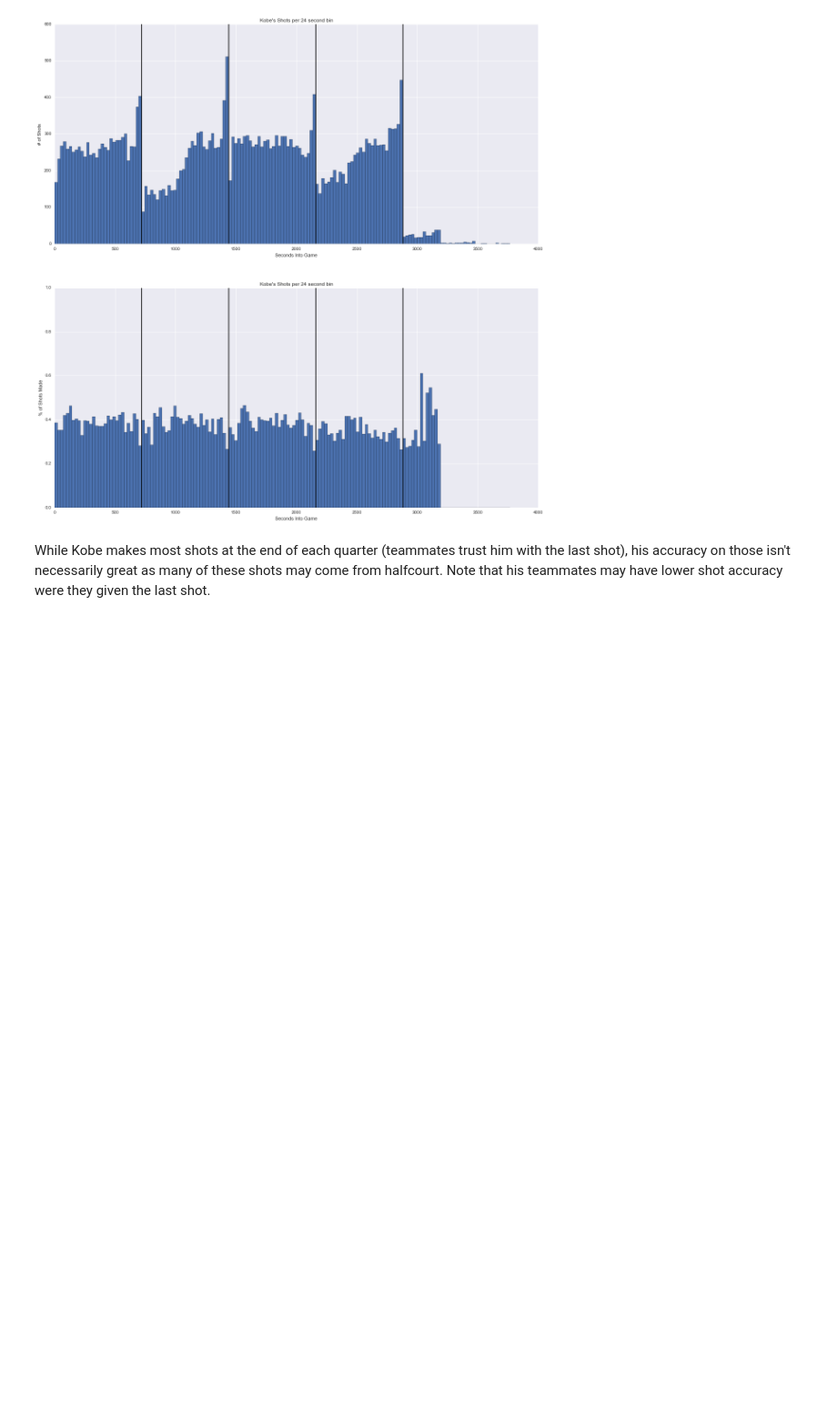
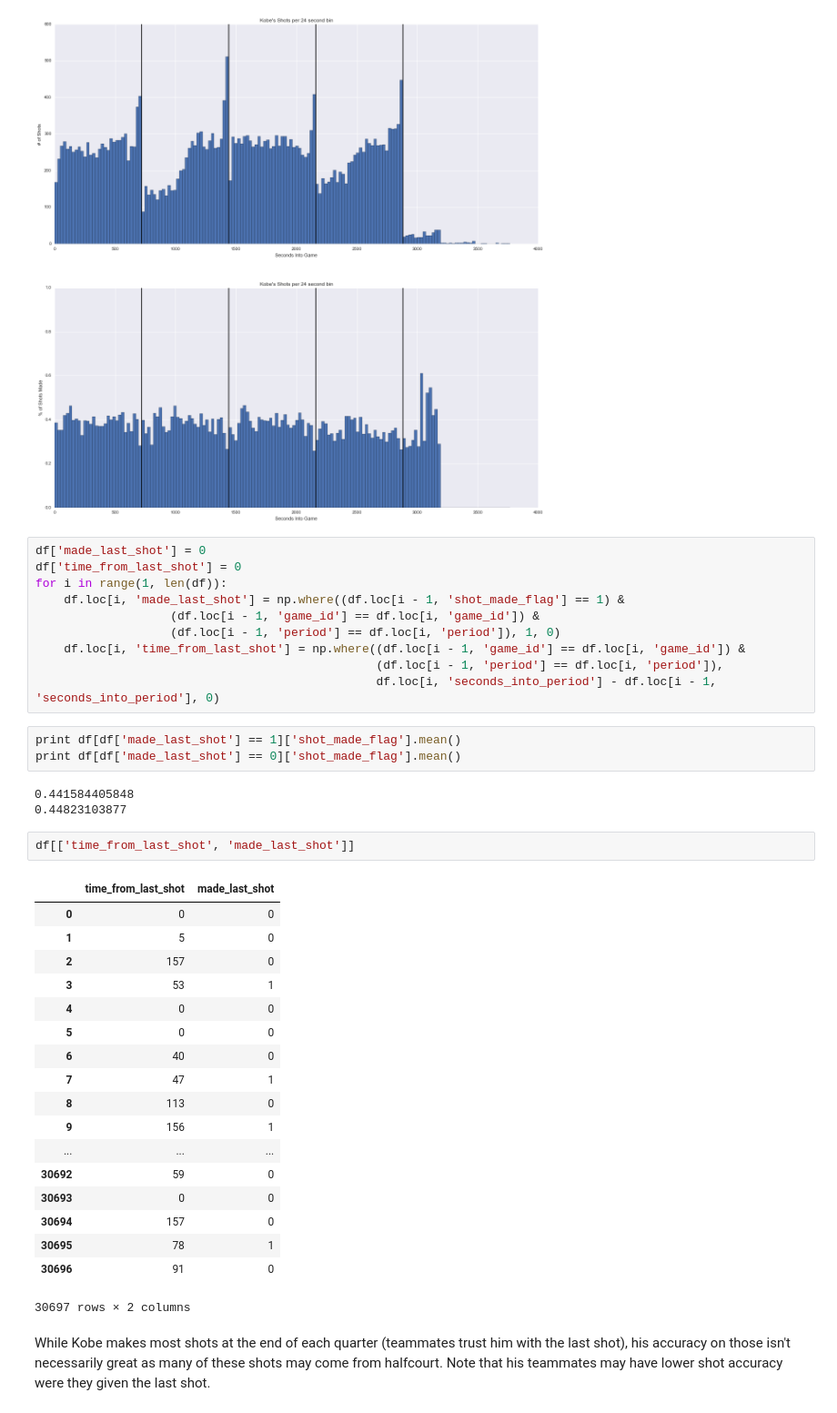
Before and after one commit to michaelwang1994/Main, a Jupyter notebook: Kaggle/Kobe/Kobe20160720.ipynb, the cells around one changed output. Shown at 91% size. Drawn from its saved outputs; the diff is of its cells as text; blank space fills up the shorter version.

```diff
--- a/Kaggle/Kobe/Kobe20160720.ipynb
+++ b/Kaggle/Kobe/Kobe20160720.ipynb
@@ -300,6 +339,43 @@ plt.ylabel('% of Shots Made')
 plt.title("Kobe's Shots per 24 second bin");
 # %% [output]
 [figure]
+# %%
+df['made_last_shot'] = 0
+df['time_from_last_shot'] = 0
+for i in range(1, len(df)):
+    df.loc[i, 'made_last_shot'] = np.where((df.loc[i - 1, 'shot_made_flag'] == 1) &
+                   (df.loc[i - 1, 'game_id'] == df.loc[i, 'game_id']) &
+                   (df.loc[i - 1, 'period'] == df.loc[i, 'period']), 1, 0)
+    df.loc[i, 'time_from_last_shot'] = np.where((df.loc[i - 1, 'game_id'] == df.loc[i, 'game_id']) &
+                                                (df.loc[i - 1, 'period'] == df.loc[i, 'period']),
+                                                df.loc[i, 'seconds_into_period'] - df.loc[i - 1, 'seconds_into_period'], 0)
+# %%
+print df[df['made_last_shot'] == 1]['shot_made_flag'].mean()
+print df[df['made_last_shot'] == 0]['shot_made_flag'].mean()
+# %% [output]
+0.441584405848
+0.44823103877
+# %%
+df[['time_from_last_shot', 'made_last_shot']]
+# %% [output]
+|  | time_from_last_shot | made_last_shot |
+| 0 | 0 | 0 |
+| 1 | 5 | 0 |
+| 2 | 157 | 0 |
+| 3 | 53 | 1 |
+| 4 | 0 | 0 |
+| 5 | 0 | 0 |
+| 6 | 40 | 0 |
+| 7 | 47 | 1 |
+| 8 | 113 | 0 |
+| 9 | 156 | 1 |
+| ... | ... | ... |
+| 30692 | 59 | 0 |
+| 30693 | 0 | 0 |
+| 30694 | 157 | 0 |
+| 30695 | 78 | 1 |
+| 30696 | 91 | 0 |
+30697 rows × 2 columns
 # %% [markdown]
 While Kobe makes most shots at the end of each quarter (teammates trust him with the last shot), his accuracy on those isn't necessarily great as many of these shots may come from halfcourt. Note that his teammates may have lower shot accuracy were they given the last shot.
 # %% [markdown]
```
Also changed, not shown: parts of 26 cells of this notebook, 8 other files.
